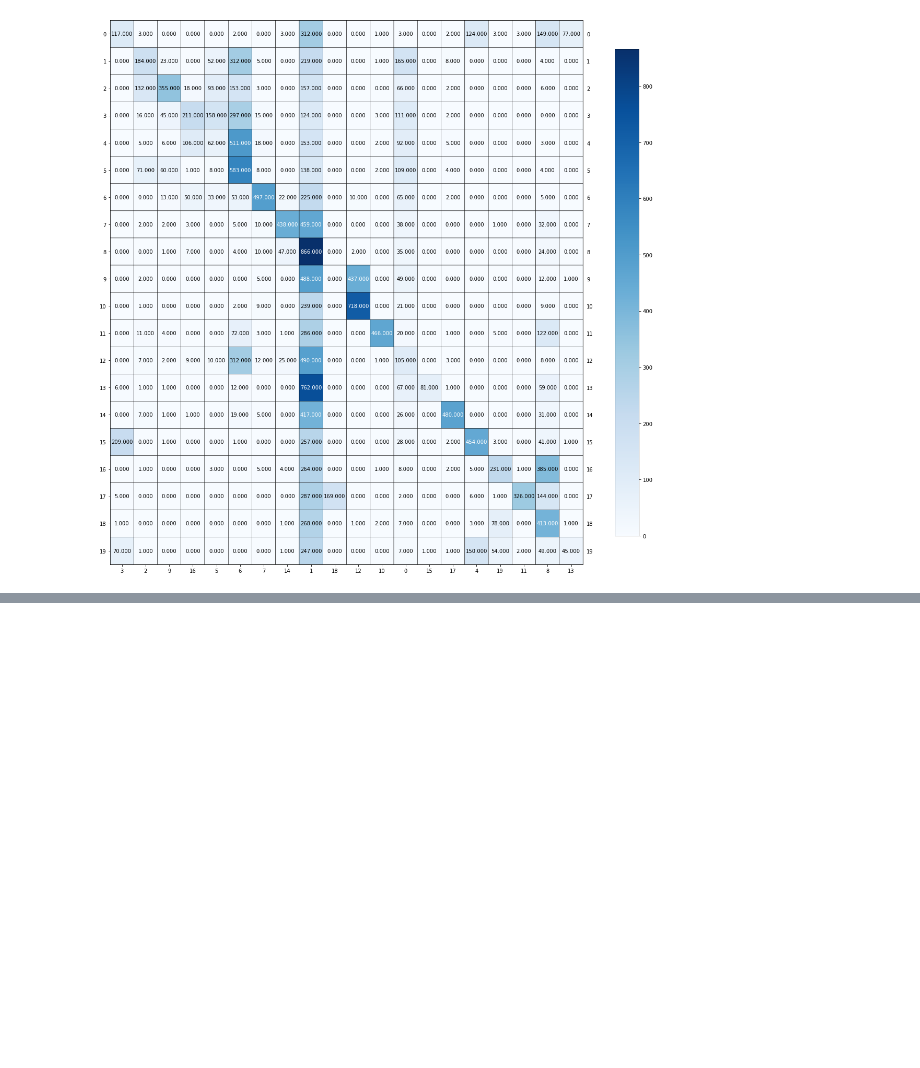
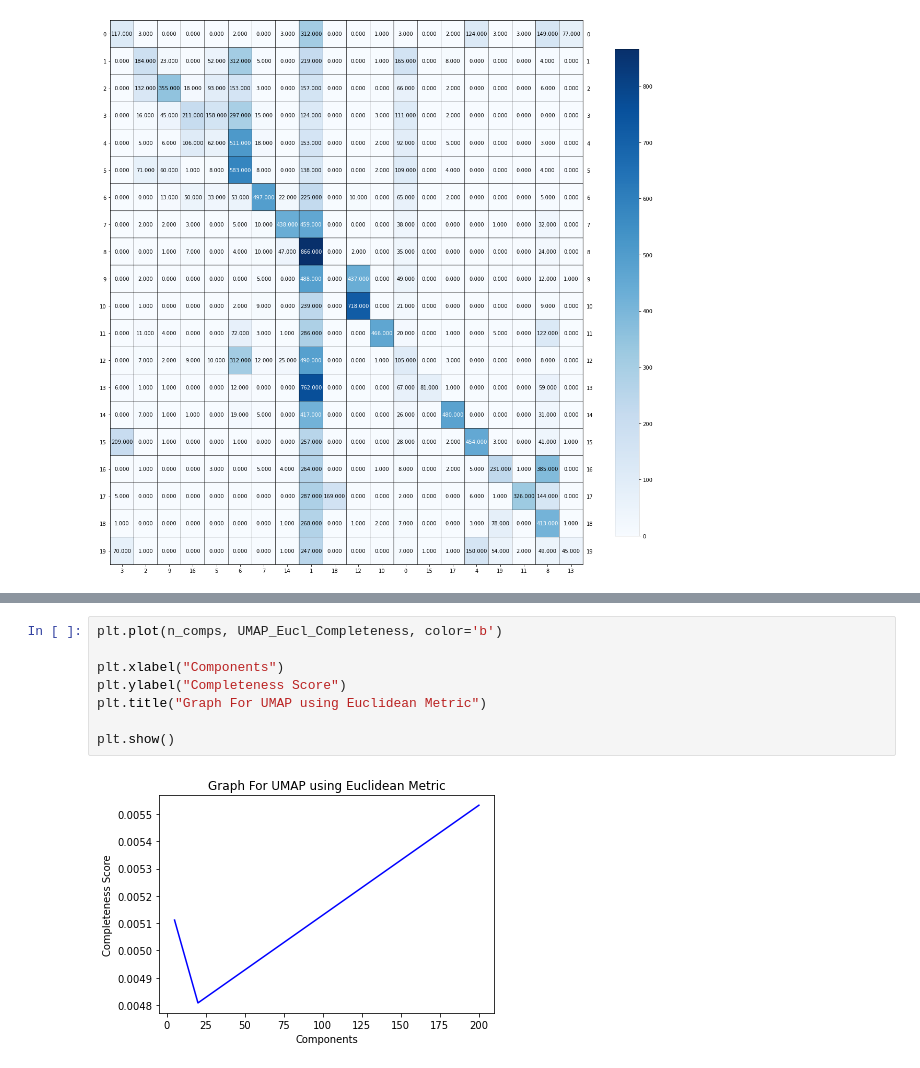
Before and after one commit to diplav09/Data-Representations-and-Clustering, a Jupyter notebook: Data_Representation_Clustering_Diplav.ipynb, the cells around one changed output, grey strips where cells are left out. Cells and saved outputs as stored; diff of their text form; blank space fills up the shorter version.

```diff
--- a/Data_Representation_Clustering_Diplav.ipynb
+++ b/Data_Representation_Clustering_Diplav.ipynb
@@ -282,0 +343,10 @@ plot_mat(conf_mat[row[:, np.newaxis], colmn], xticklabels=colmn, yticklabels=row
+# %%
+plt.plot(n_comps, UMAP_Eucl_Completeness, color='b')
+
+plt.xlabel("Components")
+plt.ylabel("Completeness Score")
+plt.title("Graph For UMAP using Euclidean Metric")
+
+plt.show()
+# %% [output]
+[figure, added]
```
Also changed, not shown: parts of 43 cells of this notebook.
